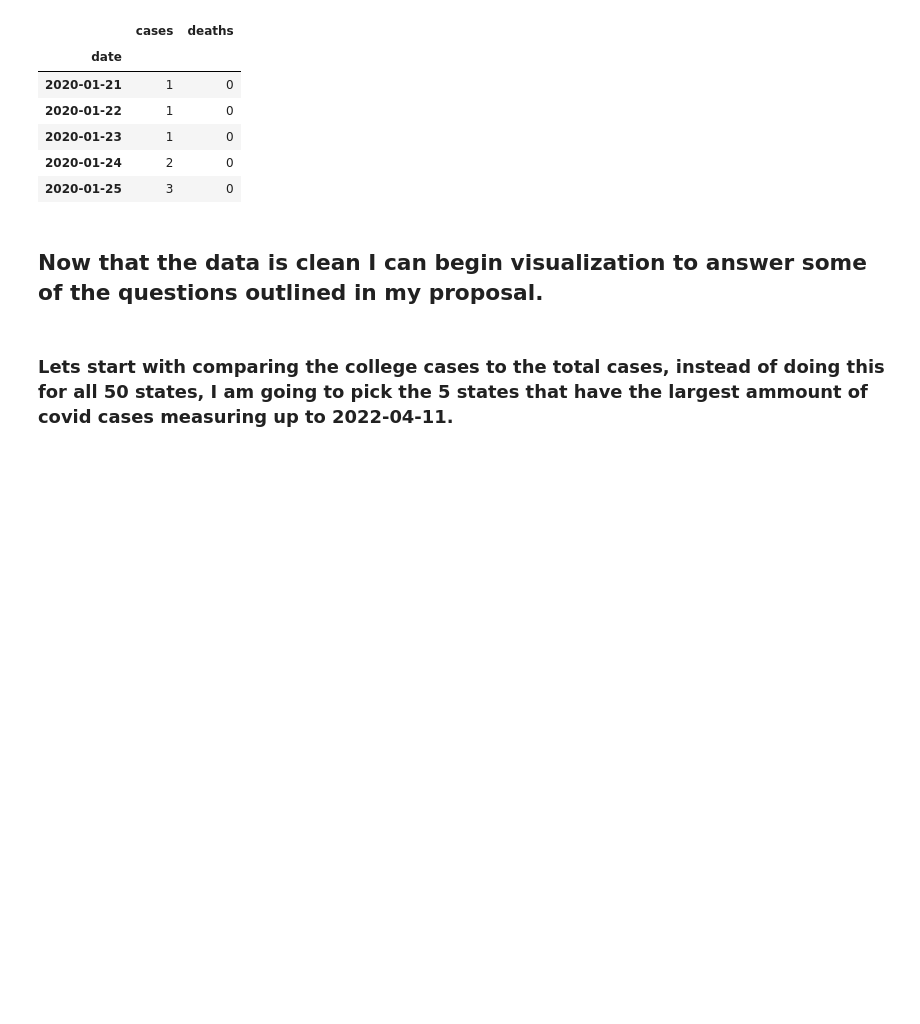
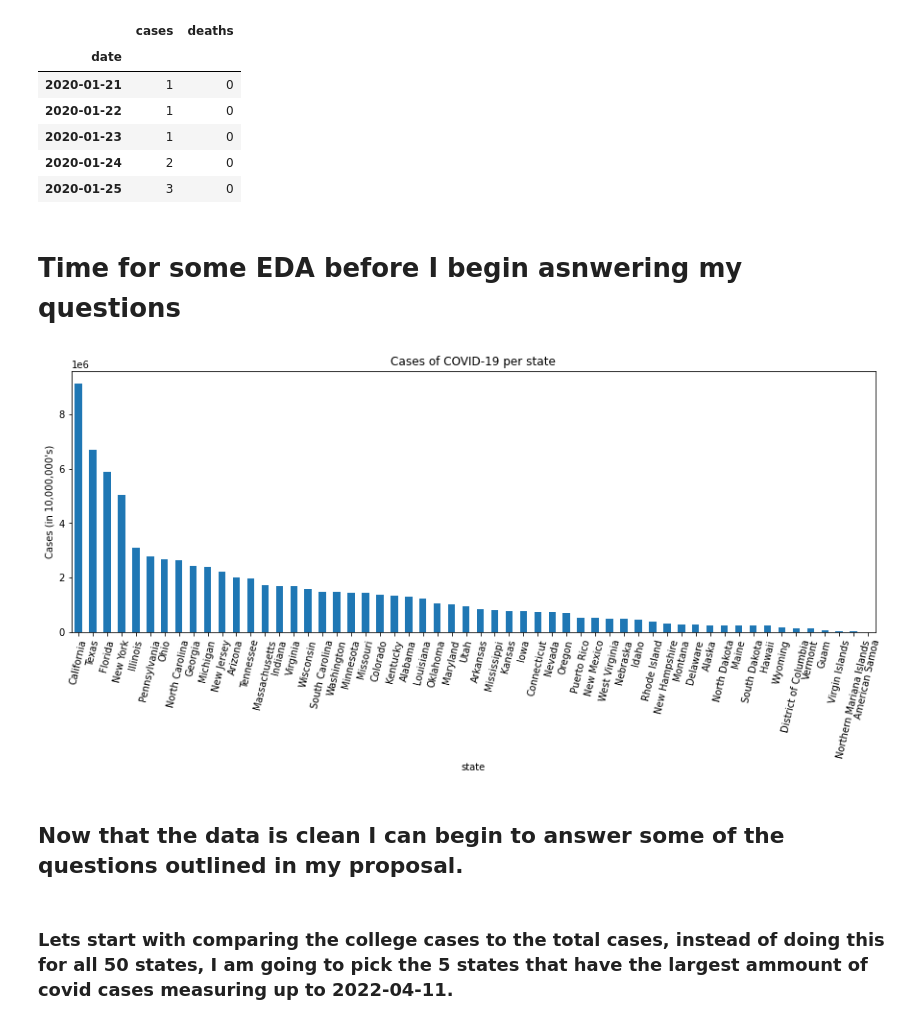
Before and after one commit to shillis17/cs235Project, a Jupyter notebook: src/Seth_Hillis_Project.ipynb, the cells around one changed output. Saved outputs shown, nothing was run; the diff lists cells and outputs as text; code cells hidden in the pictures; blank space fills up the shorter version.

Commit message:
Finished exploration to answer questions

```diff
--- a/src/Seth_Hillis_Project.ipynb
+++ b/src/Seth_Hillis_Project.ipynb
@@ -95,8 +97,18 @@ Mask_Data.to_csv("../data_clean/Mask_Data.csv")
 Prison_Data.to_csv("../data_clean/Prison_Data.csv")
 County_Data.to_csv("../data_clean/County_Data.csv")
 US_Data.to_csv("../data_clean/US_data.csv")
+# %% [markdown]
+# Time for some EDA before I begin asnwering my questions
+# %%
+County_Data.loc["2022-04-11"].groupby("state")["cases"].sum().sort_values(ascending=False).plot(kind="bar",figsize = (15,5))
+plt.xticks(rotation=77)
+plt.ylabel("Cases (in 10,000,000's)")
+plt.title("Cases of COVID-19 per state")
+plt.show()
+# %% [output]
+[figure, added]
 # %% [markdown]
-## Now that the data is clean I can begin visualization to answer some of the questions outlined in my proposal.
+## Now that the data is clean I can begin to answer some of the questions outlined in my proposal.
 # %% [markdown]
 ### Lets start with comparing the college cases to the total cases, instead of doing this for all 50 states, I am going to pick the 5 states that have the largest ammount of covid cases measuring up to 2022-04-11.
 # %%
```
Also changed, not shown: parts of 4 cells of this notebook.
